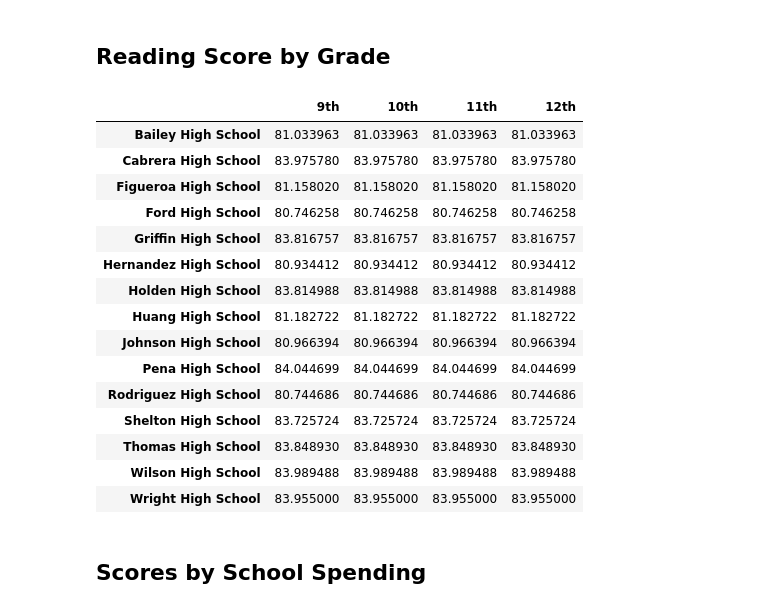
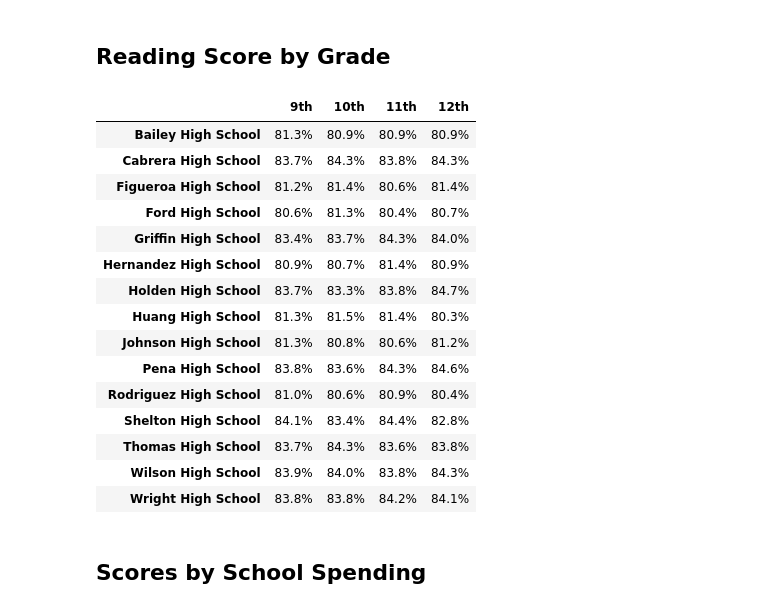
Before and after one commit to rainaeverson/pandas-challenge, a Jupyter notebook: PyCitySchools/PyCitySchools.ipynb, the cells around one changed output. Cells and saved outputs as stored; diff of their text form; code cells hidden in the pictures.

```diff
--- a/PyCitySchools/PyCitySchools.ipynb
+++ b/PyCitySchools/PyCitySchools.ipynb
@@ -387,43 +408,49 @@ math_scores_by_grade
 # %%
 # Use the code provided to separate the data by grade
 ninth_graders = school_data_complete[(school_data_complete["grade"] == "9th")]
 tenth_graders = school_data_complete[(school_data_complete["grade"] == "10th")]
 eleventh_graders = school_data_complete[(school_data_complete["grade"] == "11th")]
 twelfth_graders = school_data_complete[(school_data_complete["grade"] == "12th")]
 
 # Group by `school_name` and take the mean of the the `reading_score` column for each.
-ninth_grade_reading_scores = school_data_complete.groupby("school_name")["reading_score"].mean()
-tenth_grade_reading_scores = school_data_complete.groupby("school_name")["reading_score"].mean()
-eleventh_grade_reading_scores = school_data_complete.groupby("school_name")["reading_score"].mean()
-twelfth_grade_reading_scores = school_data_complete.groupby("school_name")["reading_score"].mean()
+ninth_grade_reading_scores = ninth_graders.groupby("school_name")["reading_score"].mean()
+tenth_grade_reading_scores = tenth_graders.groupby("school_name")["reading_score"].mean()
+eleventh_grade_reading_scores = eleventh_graders.groupby("school_name")["reading_score"].mean()
+twelfth_grade_reading_scores = twelfth_graders.groupby("school_name")["reading_score"].mean()
 
 # Combine each of the scores above into single DataFrame called `reading_scores_by_grade`
 reading_scores_by_grade = pd.DataFrame({"9th":ninth_grade_reading_scores, "10th":tenth_grade_reading_scores,
                                         "11th":eleventh_grade_reading_scores, "12th":twelfth_grade_reading_scores})
 
-# Minor data wrangling
+# Data wrangling
 reading_scores_by_grade = reading_scores_by_grade[["9th", "10th", "11th", "12th"]]
 reading_scores_by_grade.index.name = None
 
-# Display the DataFrame
+#Formatting
+reading_scores_by_grade["9th"] = reading_scores_by_grade["9th"].map("{:,.1f}%".format)
+reading_scores_by_grade["10th"] = reading_scores_by_grade["10th"].map("{:,.1f}%".format)
+reading_scores_by_grade["11th"] = reading_scores_by_grade["11th"].map("{:,.1f}%".format)
+reading_scores_by_grade["12th"] = reading_scores_by_grade["12th"].map("{:,.1f}%".format)
+
+# Display results
 reading_scores_by_grade
 # %% [output]
 |  | 9th | 10th | 11th | 12th |
-| Bailey High School | 81.033963 | 81.033963 | 81.033963 | 81.033963 |
-| Cabrera High School | 83.975780 | 83.975780 | 83.975780 | 83.975780 |
-| Figueroa High School | 81.158020 | 81.158020 | 81.158020 | 81.158020 |
-| Ford High School | 80.746258 | 80.746258 | 80.746258 | 80.746258 |
-| Griffin High School | 83.816757 | 83.816757 | 83.816757 | 83.816757 |
-| Hernandez High School | 80.934412 | 80.934412 | 80.934412 | 80.934412 |
-| Holden High School | 83.814988 | 83.814988 | 83.814988 | 83.814988 |
-| Huang High School | 81.182722 | 81.182722 | 81.182722 | 81.182722 |
-| Johnson High School | 80.966394 | 80.966394 | 80.966394 | 80.966394 |
-| Pena High School | 84.044699 | 84.044699 | 84.044699 | 84.044699 |
-| Rodriguez High School | 80.744686 | 80.744686 | 80.744686 | 80.744686 |
-| Shelton High School | 83.725724 | 83.725724 | 83.725724 | 83.725724 |
-| Thomas High School | 83.848930 | 83.848930 | 83.848930 | 83.848930 |
-| Wilson High School | 83.989488 | 83.989488 | 83.989488 | 83.989488 |
-| Wright High School | 83.955000 | 83.955000 | 83.955000 | 83.955000 |
+| Bailey High School | 81.3% | 80.9% | 80.9% | 80.9% |
+| Cabrera High School | 83.7% | 84.3% | 83.8% | 84.3% |
+| Figueroa High School | 81.2% | 81.4% | 80.6% | 81.4% |
+| Ford High School | 80.6% | 81.3% | 80.4% | 80.7% |
+| Griffin High School | 83.4% | 83.7% | 84.3% | 84.0% |
+| Hernandez High School | 80.9% | 80.7% | 81.4% | 80.9% |
+| Holden High School | 83.7% | 83.3% | 83.8% | 84.7% |
+| Huang High School | 81.3% | 81.5% | 81.4% | 80.3% |
+| Johnson High School | 81.3% | 80.8% | 80.6% | 81.2% |
+| Pena High School | 83.8% | 83.6% | 84.3% | 84.6% |
+| Rodriguez High School | 81.0% | 80.6% | 80.9% | 80.4% |
+| Shelton High School | 84.1% | 83.4% | 84.4% | 82.8% |
+| Thomas High School | 83.7% | 84.3% | 83.6% | 83.8% |
+| Wilson High School | 83.9% | 84.0% | 83.8% | 84.3% |
+| Wright High School | 83.8% | 83.8% | 84.2% | 84.1% |
 # %% [markdown]
 ## Scores by School Spending
 # %%
```
Also changed, not shown: parts of 32 cells of this notebook, 5 other files.
